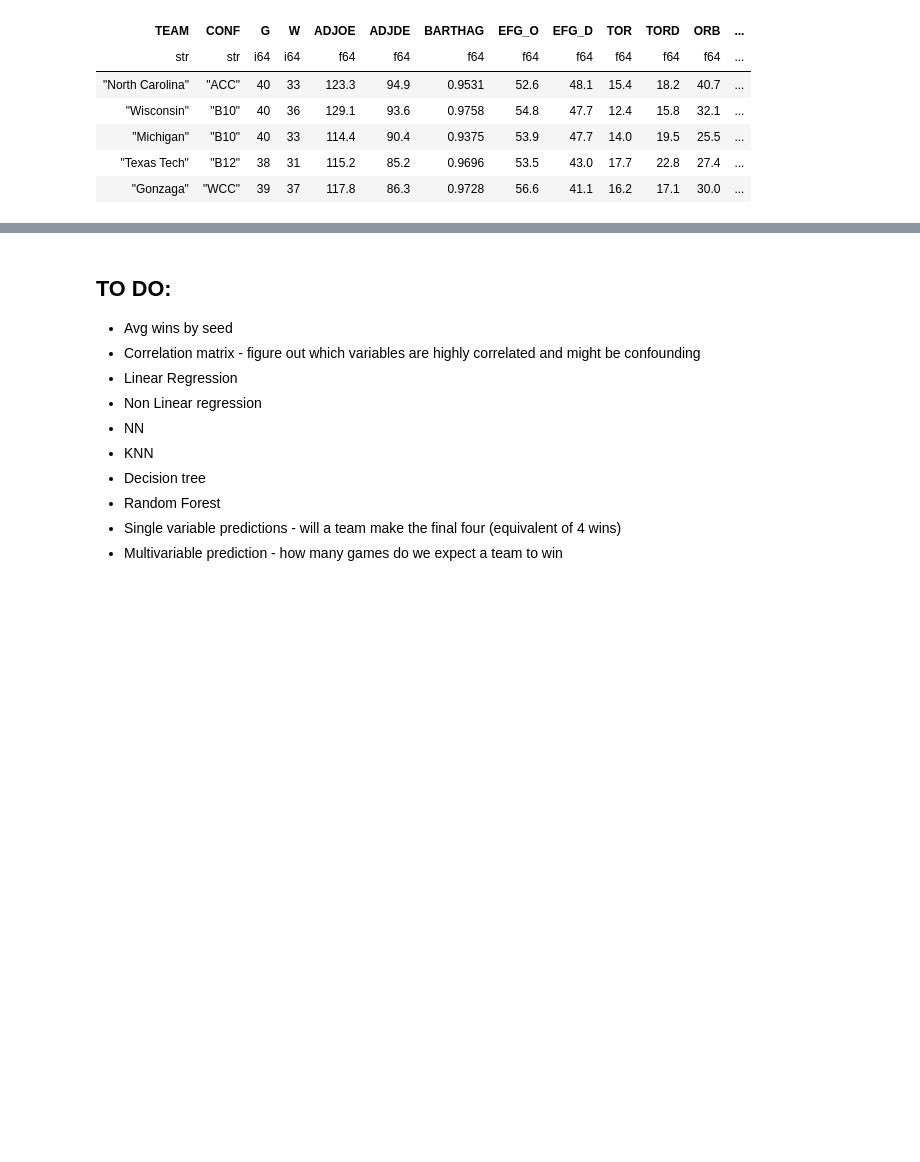
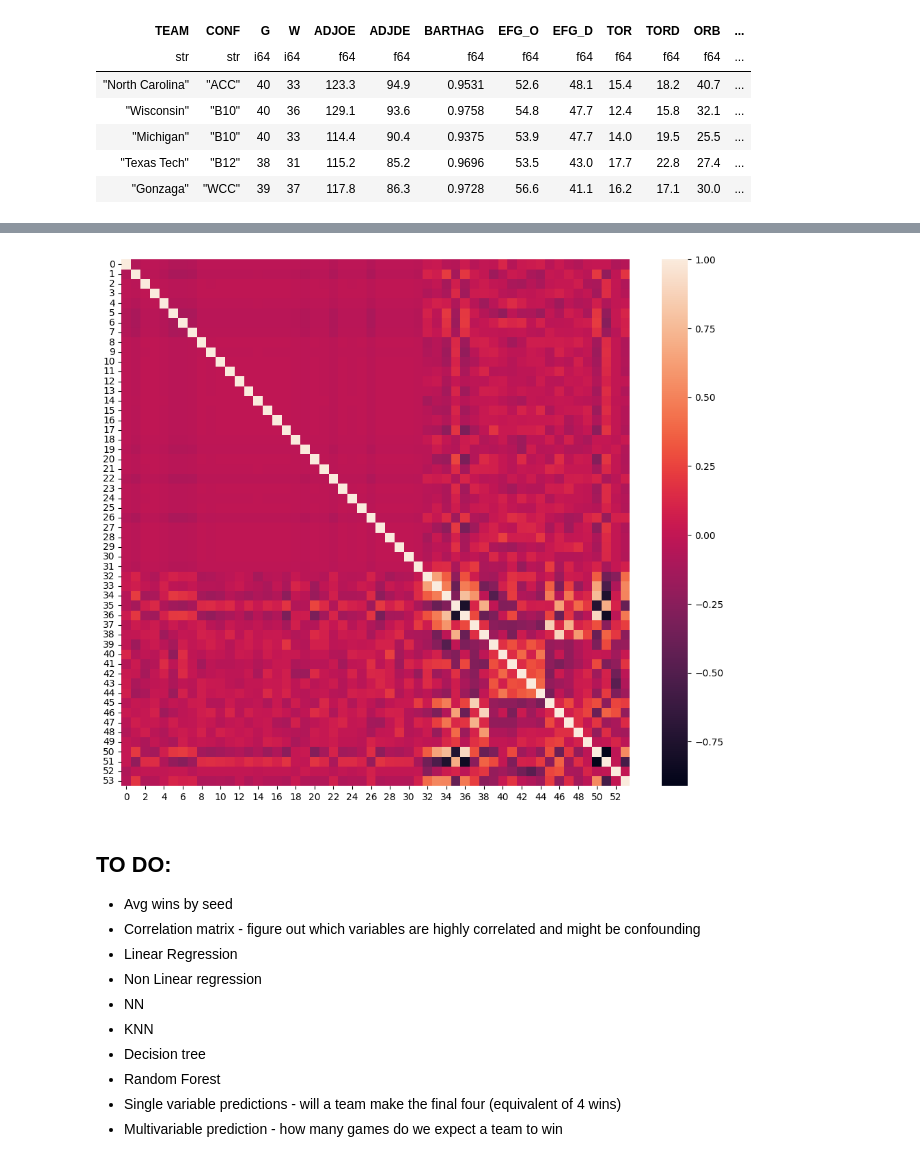
Before and after one commit to ryan-algier/basketball_bracket, a Jupyter notebook: code/data_prep.ipynb, the cells around one changed output, grey strips where cells are left out. Saved outputs shown, nothing was run; the diff lists cells and outputs as text; code cells hidden in the pictures; blank space fills up the shorter version.

```diff
--- a/code/data_prep.ipynb
+++ b/code/data_prep.ipynb
@@ -22,0 +54,11 @@ shape: (5, 25)
+# %%
+df_prep = (df
+           .select(pl.all().exclude('TEAM', 'POSTSEASON'))
+           .to_dummies(['CONF'])
+)
+
+cols = df_prep.columns
+df_prep = (
+    df_prep.with_columns(Col = cols)
+)
+df_prep
@@ -23,3 +98,12 @@ shape: (5, 25)
+# %%
+df_corr = df_prep.corr()
+import seaborn as sns
+
+plt.figure(figsize=(12, 10))
+sns.heatmap(df_corr, annot=False, fmt='.2f')
+plt.show()
+# %% [output]
+[figure, added]
 # %% [markdown]
 ## TO DO:
 * Avg wins by seed
```
Also changed, not shown: parts of 5 cells of this notebook, 2 other files.
